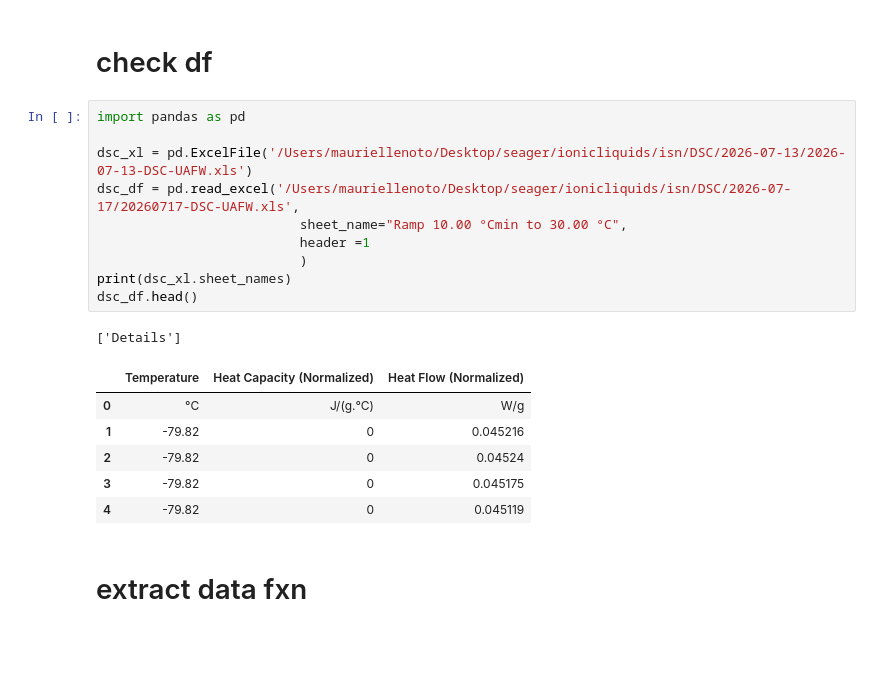
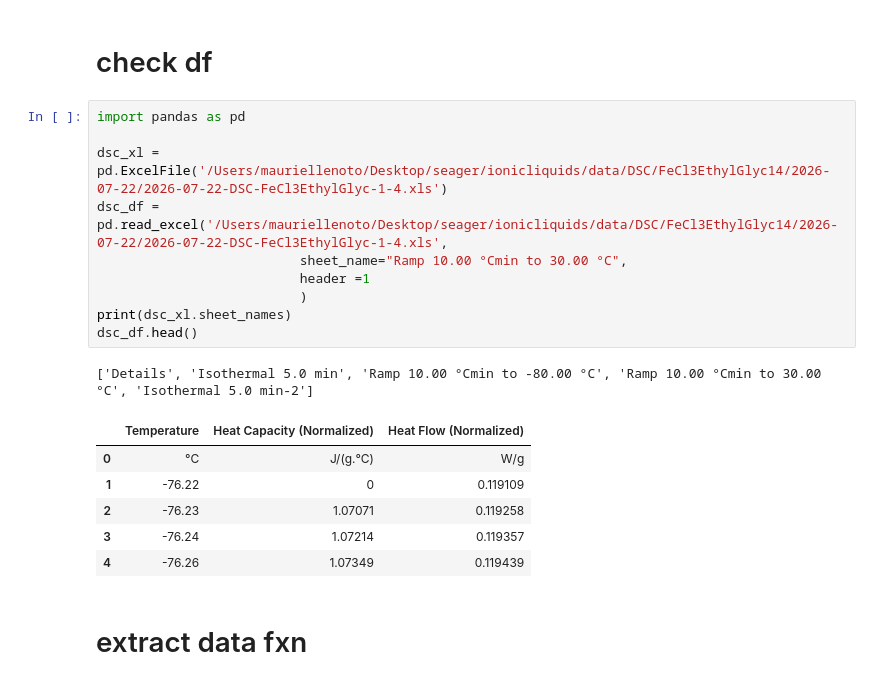
Before and after one commit to maurielle-noto/ionic-liquid-characterization, a Jupyter notebook: dsc.ipynb, the cells around one changed output. Cells and saved outputs as stored; diff of their text form; blank space fills up the shorter version.

```diff
--- a/dsc.ipynb
+++ b/dsc.ipynb
@@ -5,21 +5,21 @@ import pandas as pd
 # %%
 import pandas as pd
 
-dsc_xl = pd.ExcelFile('/Users/mauriellenoto/Desktop/seager/ionicliquids/isn/DSC/2026-07-13/2026-07-13-DSC-UAFW.xls')
-dsc_df = pd.read_excel('/Users/mauriellenoto/Desktop/seager/ionicliquids/isn/DSC/2026-07-17/20260717-DSC-UAFW.xls',
+dsc_xl = pd.ExcelFile('/Users/mauriellenoto/Desktop/seager/ionicliquids/data/DSC/FeCl3EthylGlyc14/2026-07-22/2026-07-22-DSC-FeCl3EthylGlyc-1-4.xls')
+dsc_df = pd.read_excel('/Users/mauriellenoto/Desktop/seager/ionicliquids/data/DSC/FeCl3EthylGlyc14/2026-07-22/2026-07-22-DSC-FeCl3EthylGlyc-1-4.xls',
                           sheet_name="Ramp 10.00 °Cmin to 30.00 °C",
                           header =1
                           )
 print(dsc_xl.sheet_names)
 dsc_df.head()
 # %% [output]
-['Details']
+['Details', 'Isothermal 5.0 min', 'Ramp 10.00 °Cmin to -80.00 °C', 'Ramp 10.00 °Cmin to 30.00 °C', 'Isothermal 5.0 min-2']
 |  | Temperature | Heat Capacity (Normalized) | Heat Flow (Normalized) |
 | 0 | °C | J/(g.°C) | W/g |
-| 1 | -79.82 | 0 | 0.045216 |
-| 2 | -79.82 | 0 | 0.04524 |
-| 3 | -79.82 | 0 | 0.045175 |
-| 4 | -79.82 | 0 | 0.045119 |
+| 1 | -76.22 | 0 | 0.119109 |
+| 2 | -76.23 | 1.07071 | 0.119258 |
+| 3 | -76.24 | 1.07214 | 0.119357 |
+| 4 | -76.26 | 1.07349 | 0.119439 |
 # %% [markdown]
 # extract data fxn
 # %%
```
Also changed, not shown: parts of 6 cells of this notebook, 2 other files.
